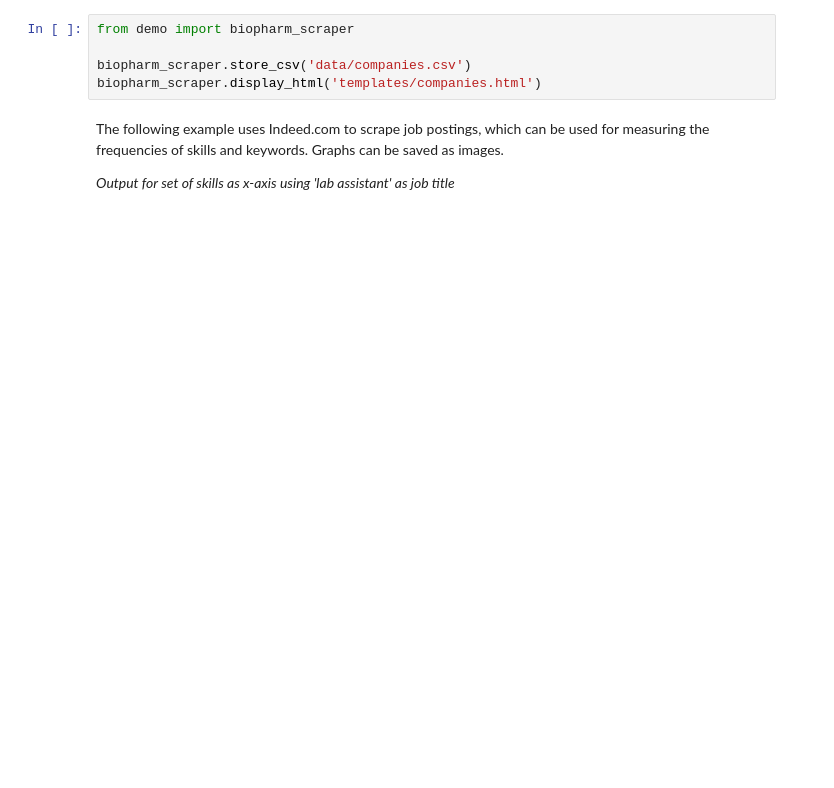
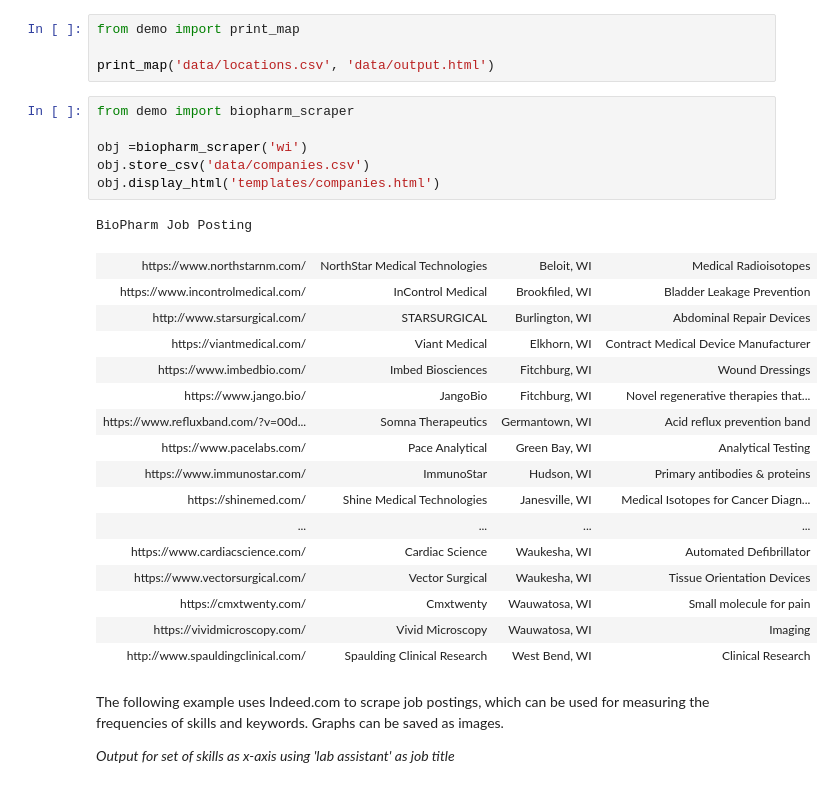
Before and after one commit to kyenichols1198/job-search-tool, a Jupyter notebook: job-search.ipynb, the cells around one changed output. Drawn from its saved outputs; the diff is of its cells as text; blank space fills up the shorter version.

```diff
--- a/job-search.ipynb
+++ b/job-search.ipynb
@@ -40,8 +34,31 @@ name.
+# %%
+from demo import print_map
+
+print_map('data/locations.csv', 'data/output.html')
 # %%
 from demo import biopharm_scraper
 
-biopharm_scraper.store_csv('data/companies.csv')
-biopharm_scraper.display_html('templates/companies.html')
+obj =biopharm_scraper('wi')
+obj.store_csv('data/companies.csv')
+obj.display_html('templates/companies.html')
+# %% [output]
+BioPharm Job Posting
+| https://www.northstarnm.com/ | NorthStar Medical Technologies | Beloit, WI | Medical Radioisotopes |
+| https://www.incontrolmedical.com/ | InControl Medical | Brookfiled, WI | Bladder Leakage Prevention |
+| http://www.starsurgical.com/ | STARSURGICAL | Burlington, WI | Abdominal Repair Devices |
+| https://viantmedical.com/ | Viant Medical | Elkhorn, WI | Contract Medical Device Manufacturer |
+| https://www.imbedbio.com/ | Imbed Biosciences | Fitchburg, WI | Wound Dressings |
+| https://www.jango.bio/ | JangoBio | Fitchburg, WI | Novel regenerative therapies that... |
+| https://www.refluxband.com/?v=00d... | Somna Therapeutics | Germantown, WI | Acid reflux prevention band |
+| https://www.pacelabs.com/ | Pace Analytical | Green Bay, WI | Analytical Testing |
+| https://www.immunostar.com/ | ImmunoStar | Hudson, WI | Primary antibodies & proteins |
+| https://shinemed.com/ | Shine Medical Technologies | Janesville, WI | Medical Isotopes for Cancer Diagn... |
+| ... | ... | ... | ... |
+| https://www.cardiacscience.com/ | Cardiac Science | Waukesha, WI | Automated Defibrillator |
+| https://www.vectorsurgical.com/ | Vector Surgical | Waukesha, WI | Tissue Orientation Devices |
+| https://cmxtwenty.com/ | Cmxtwenty | Wauwatosa, WI | Small molecule for pain |
+| https://vividmicroscopy.com/ | Vivid Microscopy | Wauwatosa, WI | Imaging |
+| http://www.spauldingclinical.com/ | Spaulding Clinical Research | West Bend, WI | Clinical Research |
 # %% [markdown]
 
 The following example uses Indeed.com to scrape job postings, which can
```
Also changed, not shown: parts of 2 cells of this notebook, 11 other files.
